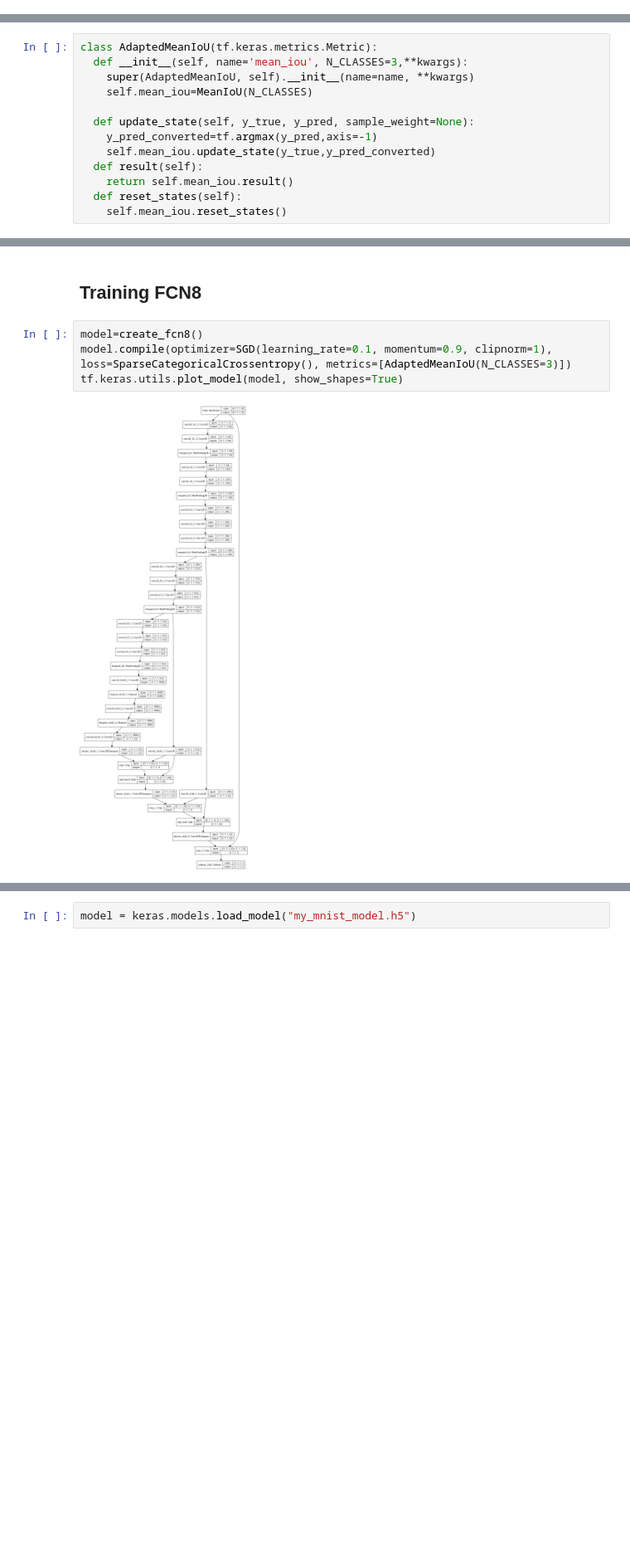
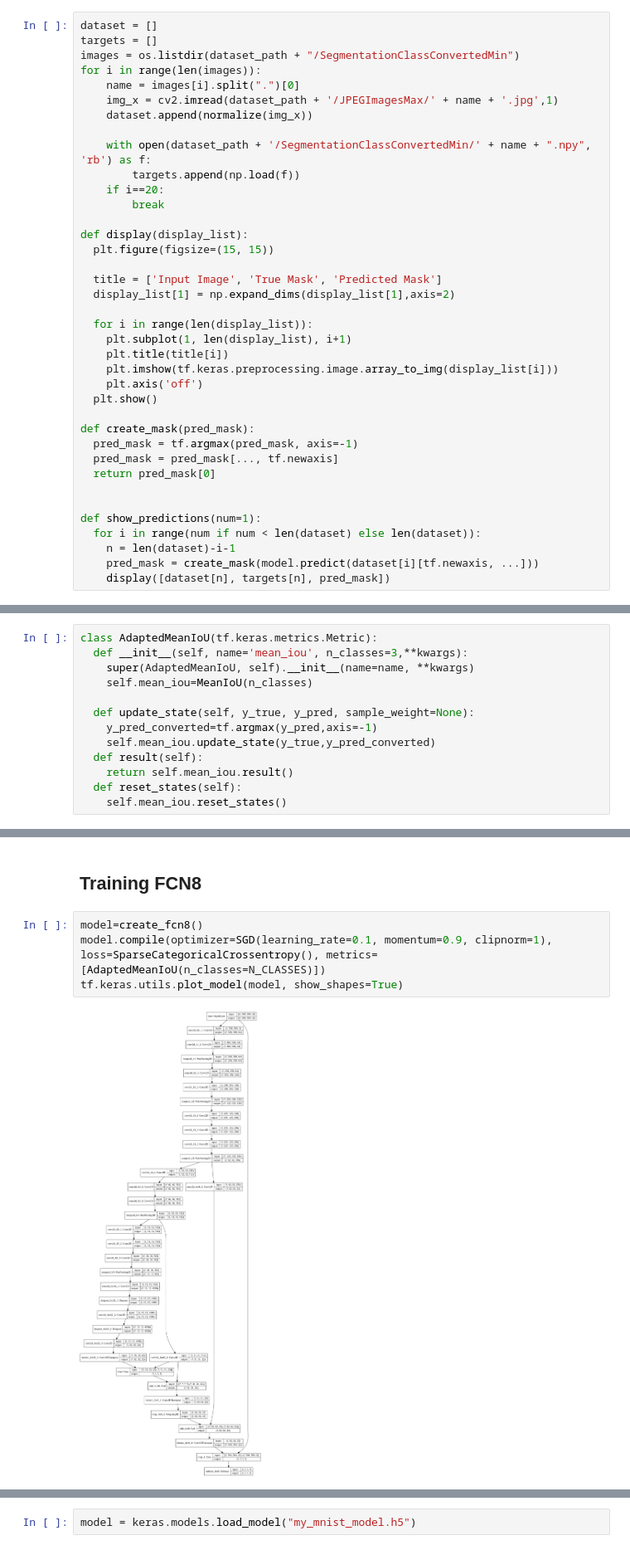
Before and after one commit to giacomogreggio/computer-vision-project, a Jupyter notebook: VGG_FCN8_with_variable_size.ipynb, the cells around one changed output, grey strips where cells are left out. Shown: that part at 83% size. Drawn from its saved outputs; the diff is of its cells as text; blank space fills up the shorter version.

```diff
--- a/VGG_FCN8_with_variable_size.ipynb
+++ b/VGG_FCN8_with_variable_size.ipynb
@@ -234,3 +211,41 @@ def show_predictions(dataset=None, num=1):
+# %%
+dataset = []
+targets = []
+images = os.listdir(dataset_path + "/SegmentationClassConvertedMin")
+for i in range(len(images)):
+    name = images[i].split(".")[0]
+    img_x = cv2.imread(dataset_path + '/JPEGImagesMax/' + name + '.jpg',1)
+    dataset.append(normalize(img_x))
+
+    with open(dataset_path + '/SegmentationClassConvertedMin/' + name + ".npy", 'rb') as f:
+        targets.append(np.load(f))
+    if i==20:
+        break
+
+def display(display_list):
+  plt.figure(figsize=(15, 15))
+
+  title = ['Input Image', 'True Mask', 'Predicted Mask']
+  display_list[1] = np.expand_dims(display_list[1],axis=2)
+
+  for i in range(len(display_list)):
+    plt.subplot(1, len(display_list), i+1)
+    plt.title(title[i])
+    plt.imshow(tf.keras.preprocessing.image.array_to_img(display_list[i]))
+    plt.axis('off')
+  plt.show()
+
+def create_mask(pred_mask):
+  pred_mask = tf.argmax(pred_mask, axis=-1)
+  pred_mask = pred_mask[..., tf.newaxis]
+  return pred_mask[0]
+
+
+def show_predictions(num=1):
+  for i in range(num if num < len(dataset) else len(dataset)):
+    n = len(dataset)-i-1
+    pred_mask = create_mask(model.predict(dataset[i][tf.newaxis, ...]))
+    display([dataset[n], targets[n], pred_mask])
 # %%
 class DisplayCallback(tf.keras.callbacks.Callback):
   def on_epoch_end(self, epoch, logs=None):
@@ -243,9 +258,9 @@ class print_lr(tf.keras.callbacks.Callback):
         print("Current Learning rate : {}".format(self.model.optimizer.lr.numpy()))
 # %%
 class AdaptedMeanIoU(tf.keras.metrics.Metric):
-  def __init__(self, name='mean_iou', N_CLASSES=3,**kwargs):
+  def __init__(self, name='mean_iou', n_classes=3,**kwargs):
     super(AdaptedMeanIoU, self).__init__(name=name, **kwargs)
-    self.mean_iou=MeanIoU(N_CLASSES)
+    self.mean_iou=MeanIoU(n_classes)
 
   def update_state(self, y_true, y_pred, sample_weight=None):
     y_pred_converted=tf.argmax(y_pred,axis=-1)
@@ -355,7 +283,7 @@ class DataGenerator2(Sequence):
 ## Training FCN8
 # %%
 model=create_fcn8()
-model.compile(optimizer=SGD(learning_rate=0.1, momentum=0.9, clipnorm=1), loss=SparseCategoricalCrossentropy(), metrics=[AdaptedMeanIoU(N_CLASSES=3)])
+model.compile(optimizer=SGD(learning_rate=0.1, momentum=0.9, clipnorm=1), loss=SparseCategoricalCrossentropy(), metrics=[AdaptedMeanIoU(n_classes=N_CLASSES)])
 tf.keras.utils.plot_model(model, show_shapes=True)
 # %% [output]
-[figure, old version]
+[figure, new version]
```
Also changed, not shown: parts of 10 cells of this notebook.
